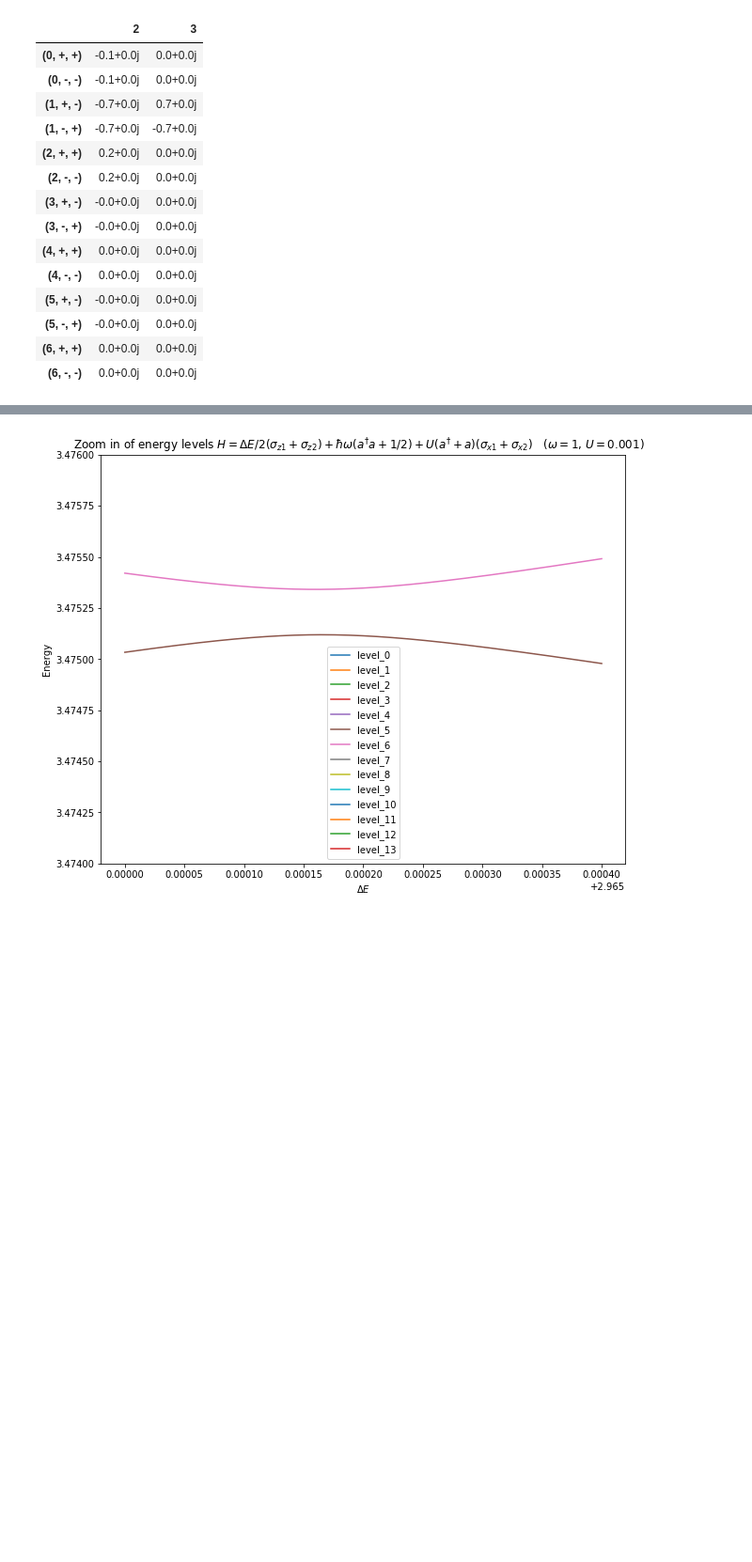
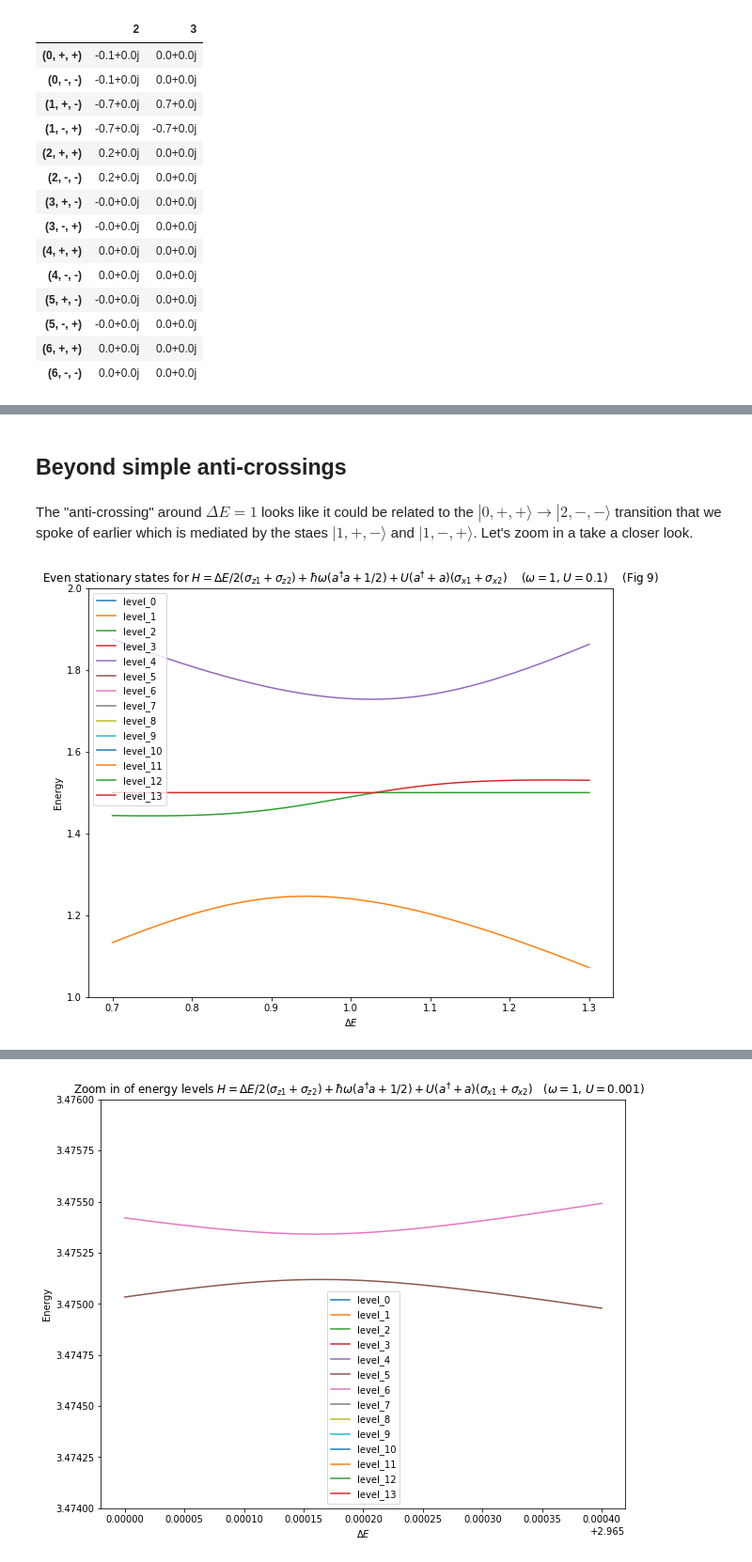
Before and after one commit to project-ida/two-state-quantum-systems, a Jupyter notebook: 05-excitation-transfer.ipynb, the cells around one changed output, grey strips where cells are left out. Shown at 94% size. Cells and saved outputs as stored; diff of their text form; code cells hidden in the pictures; blank space fills up the shorter version.

```diff
--- a/05-excitation-transfer.ipynb
+++ b/05-excitation-transfer.ipynb
@@ -501,2 +511,0 @@ So, it seems to be true that the state $|1,+,-\rangle  - |1,-,+\rangle$ (and oth
-# %%
-H = 0*two_state_1 + 0*two_state_2 + 1*bosons + 0.1*interaction_1 + 0.1*interaction_2
@@ -535,2 +511,0 @@ crossing
-# %%
-H = 1.03*two_state_1 + 1.03*two_state_2 + 1*bosons + 0.1*interaction_1 + 0.1*interaction_2
@@ -558,0 +524,24 @@ plt.show();
+# %% [markdown]
+## Beyond simple anti-crossings
+# %% [markdown]
+The "anti-crossing" around $\Delta E = 1$ looks like it could be related to the $|0,+, + \rangle \rightarrow |2,-, - \rangle$ transition that we spoke of earlier which is mediated by the staes $|1,+, - \rangle$ and $|1,-, + \rangle$. Let's zoom in a take a closer look.
+# %%
+# EVEN PARITY
+
+two_state_1, two_state_2, bosons, interaction_1, interaction_2, number, nmm_list = make_operators(
+    max_bosons=6, parity=1)
+
+df_even = make_df_for_energy_scan("$\Delta E$", 0.7, 1.3, 201, two_state_1.shape[0])
+
+for i, row in df_even.iterrows():
+    H =  row["$\Delta E$"]*two_state_1+ row["$\Delta E$"]*two_state_2 + 1*bosons + 0.1*interaction_1 + 0.1*interaction_2
+    evals, ekets = H.eigenstates()
+    df_even.iloc[i,1:] = evals
+# %%
+df_even.plot(x="$\Delta E$",ylim=[1,2],legend=True,
+        title=f"Even stationary states for {H_latex}   ($\omega=1$, $U=0.1$)    (Fig 9)",
+             figsize=(10,8));
+
+plt.ylabel("Energy");
+# %% [output]
+[figure, added]
```
Also changed, not shown: parts of 46 cells of this notebook, 1 other file.
